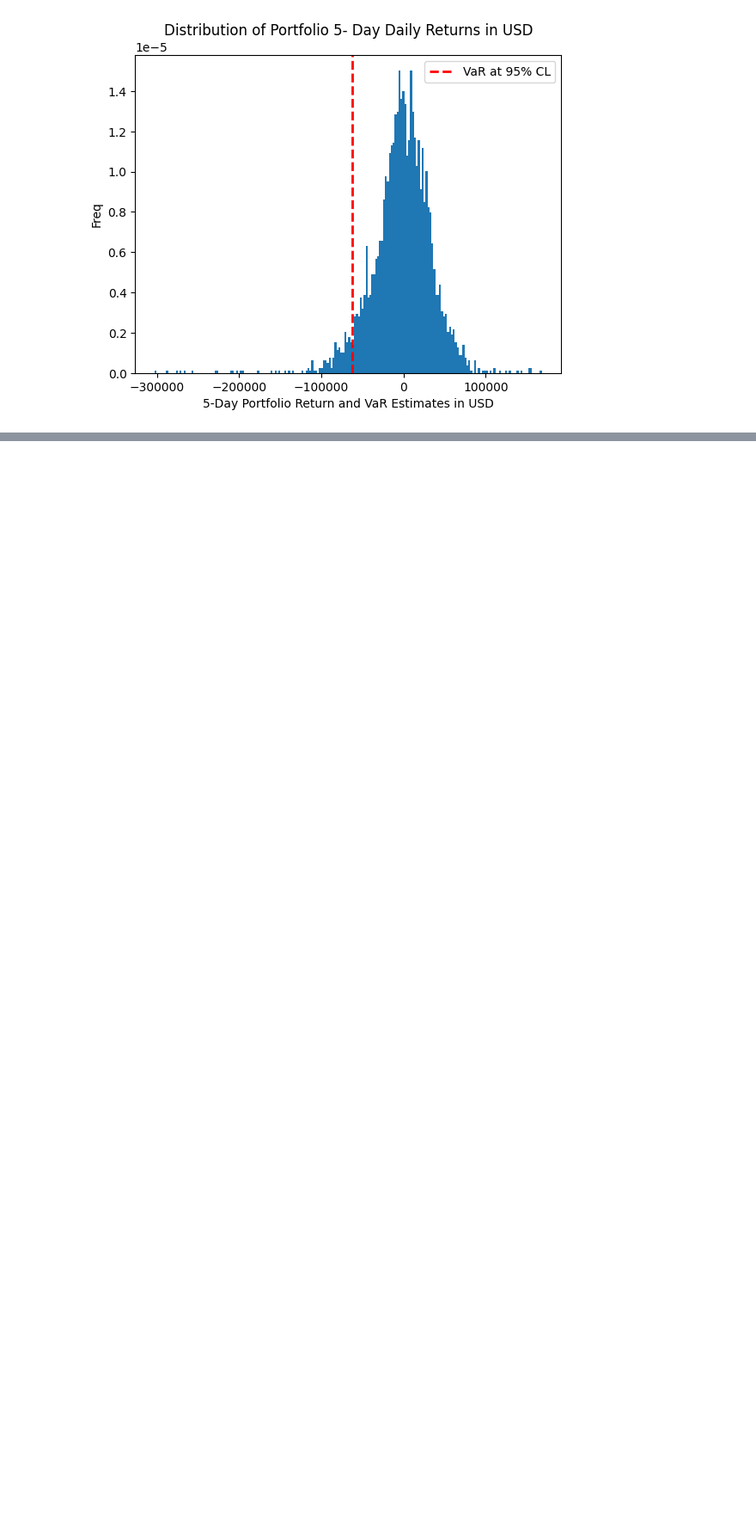
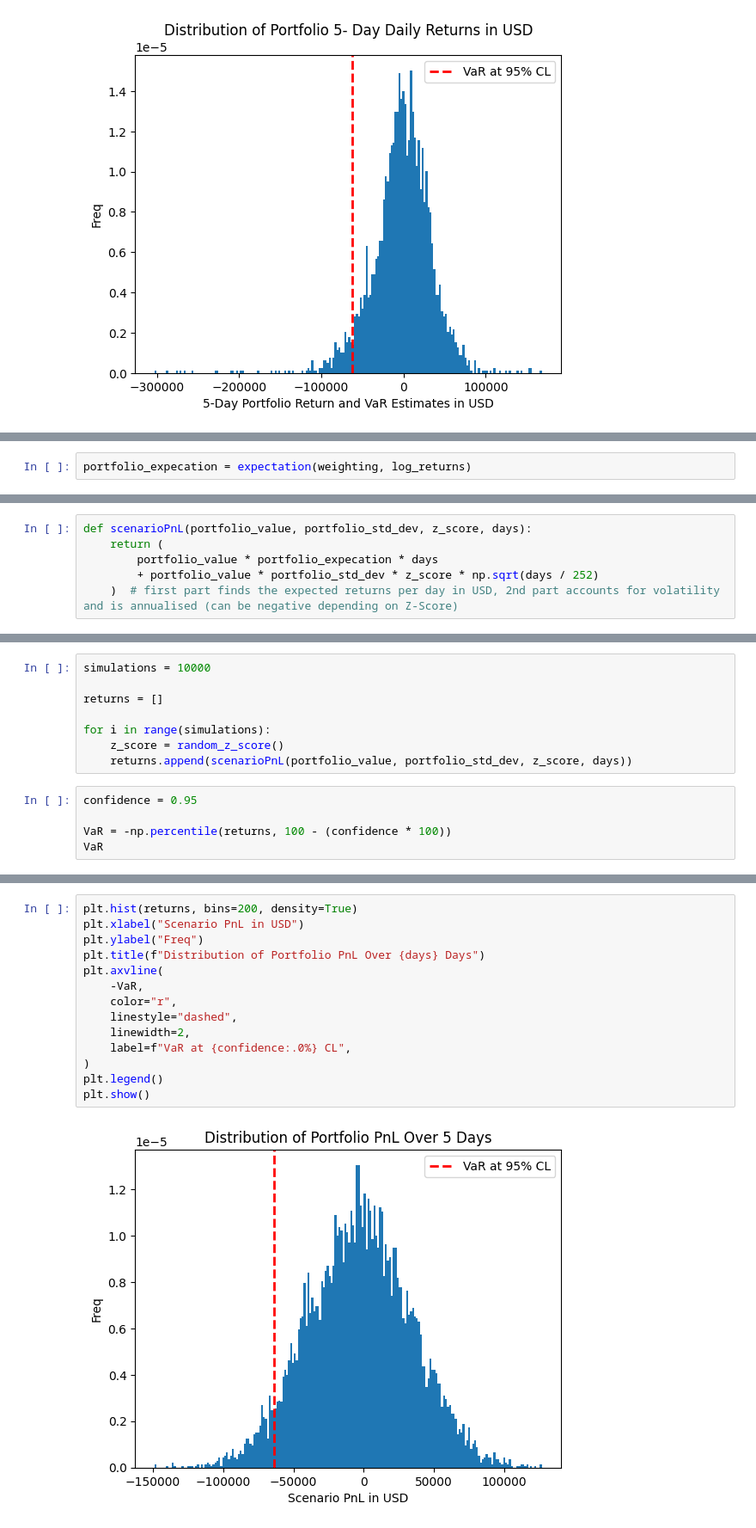
Before and after one commit to Michael-Ishak/VaR_Parametric_Historical_MonteCarlo, a Jupyter notebook: VaR_Parametric_Historical_MonteCarlo.ipynb, the cells around one changed output, grey strips where cells are left out. Shown: that part at 86% size. Saved outputs shown, nothing was run; the diff lists cells and outputs as text; blank space fills up the shorter version.

Commit message:
Computing the VaR of a portfolio using 3 methods

```diff
--- a/VaR_Parametric_Historical_MonteCarlo.ipynb
+++ b/VaR_Parametric_Historical_MonteCarlo.ipynb
@@ -231,0 +248,2 @@ plt.show()
+# %%
+portfolio_expecation = expectation(weighting, log_returns)
@@ -231,0 +252,6 @@ plt.show()
+# %%
+def scenarioPnL(portfolio_value, portfolio_std_dev, z_score, days):
+    return (
+        portfolio_value * portfolio_expecation * days
+        + portfolio_value * portfolio_std_dev * z_score * np.sqrt(days / 252)
+    )  # first part finds the expected returns per day in USD, 2nd part accounts for volatility and is annualised (can be negative depending on Z-Score)
@@ -231,0 +260,13 @@ plt.show()
+# %%
+simulations = 10000
+
+returns = []
+
+for i in range(simulations):
+    z_score = random_z_score()
+    returns.append(scenarioPnL(portfolio_value, portfolio_std_dev, z_score, days))
+# %%
+confidence = 0.95
+
+VaR = -np.percentile(returns, 100 - (confidence * 100))
+VaR
@@ -231,0 +277,16 @@ plt.show()
+# %%
+plt.hist(returns, bins=200, density=True)
+plt.xlabel("Scenario PnL in USD")
+plt.ylabel("Freq")
+plt.title(f"Distribution of Portfolio PnL Over {days} Days")
+plt.axvline(
+    -VaR,
+    color="r",
+    linestyle="dashed",
+    linewidth=2,
+    label=f"VaR at {confidence:.0%} CL",
+)
+plt.legend()
+plt.show()
+# %% [output]
+[figure, added]
```
Also changed, not shown: parts of 13 cells of this notebook.
